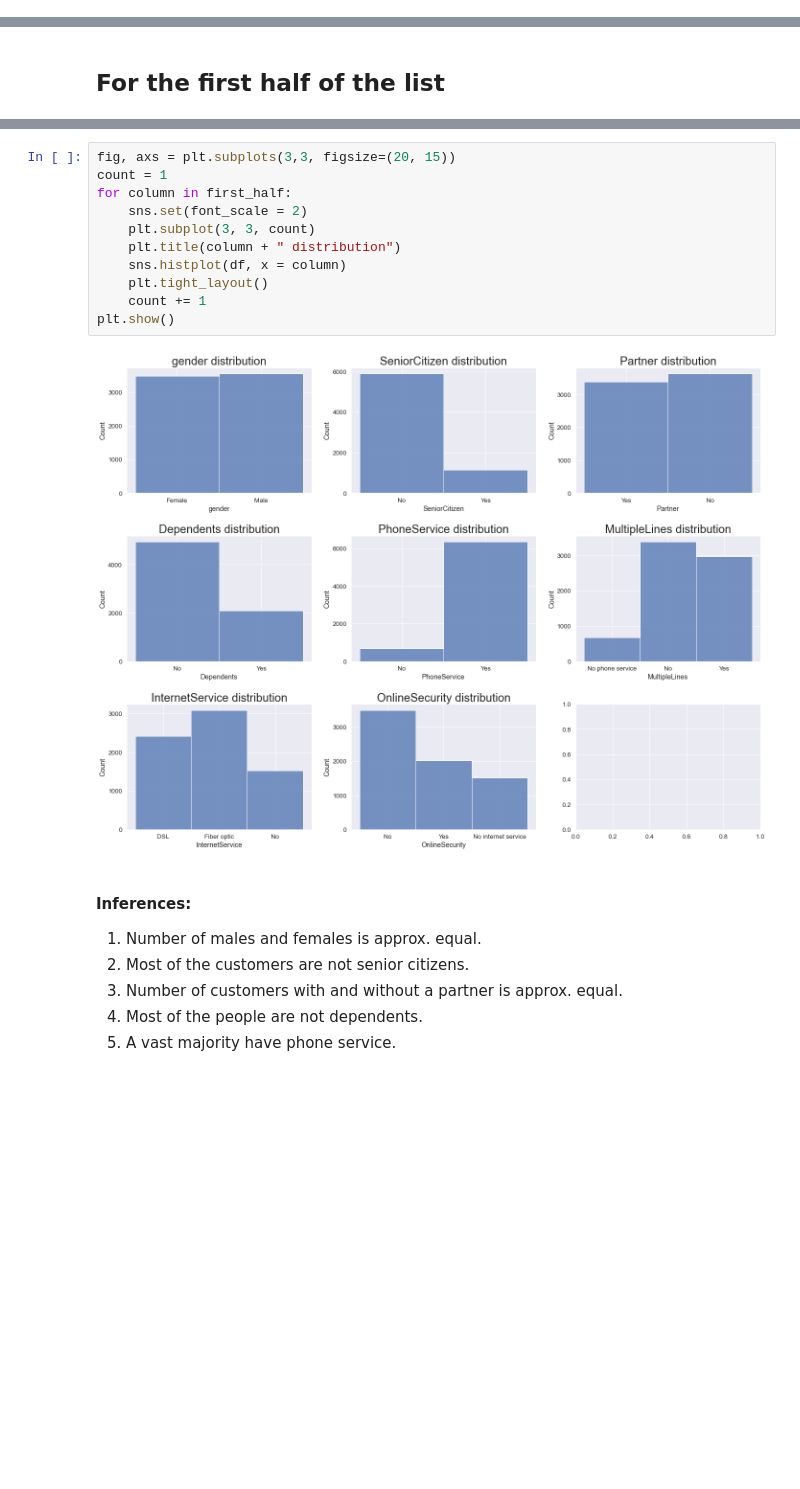
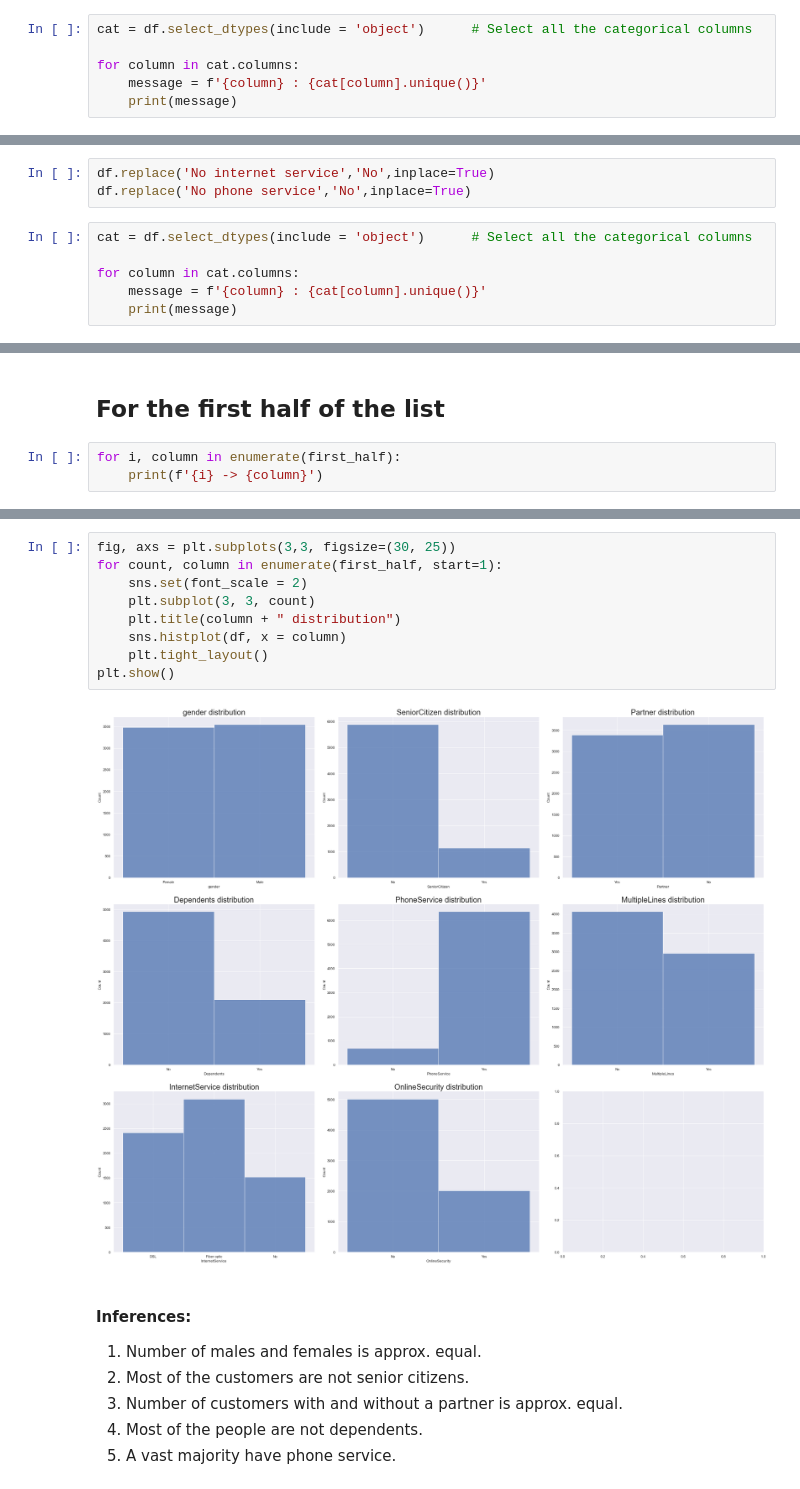
Before and after one commit to AbhinavTuladhar/Churn_prediction, a Jupyter notebook: Churn-prediction-real.ipynb, the cells around one changed output, grey strips where cells are left out. Saved outputs shown, nothing was run; the diff lists cells and outputs as text; blank space fills up the shorter version.

Commit message:
Figures + feature importance

```diff
--- a/Churn-prediction-real.ipynb
+++ b/Churn-prediction-real.ipynb
@@ -232,0 +246,6 @@ There's a slight class imbalance, which will be dealt with later.
+# %%
+cat = df.select_dtypes(include = 'object')      # Select all the categorical columns
+
+for column in cat.columns:
+    message = f'{column} : {cat[column].unique()}'
+    print(message)
@@ -232,0 +273,9 @@ There's a slight class imbalance, which will be dealt with later.
+# %%
+df.replace('No internet service','No',inplace=True)
+df.replace('No phone service','No',inplace=True)
+# %%
+cat = df.select_dtypes(include = 'object')      # Select all the categorical columns
+
+for column in cat.columns:
+    message = f'{column} : {cat[column].unique()}'
+    print(message)
@@ -271,3 +322,6 @@ first_half = cat_col_names[: mid_index]
 second_half = cat_col_names[mid_index :]
 # %% [markdown]
 ## For the first half of the list
+# %%
+for i, column in enumerate(first_half):
+    print(f'{i} -> {column}')
@@ -274,16 +337,14 @@ second_half = cat_col_names[mid_index :]
 # %%
-fig, axs = plt.subplots(3,3, figsize=(20, 15))
-count = 1
-for column in first_half:
+fig, axs = plt.subplots(3,3, figsize=(30, 25))
+for count, column in enumerate(first_half, start=1):
     sns.set(font_scale = 2)
     plt.subplot(3, 3, count)
     plt.title(column + " distribution")
     sns.histplot(df, x = column)
     plt.tight_layout()
-    count += 1
 plt.show()
 # %% [output]
-[figure, old version]
+[figure, new version]
 # %% [markdown]
 #### Inferences:
 
```
Also changed, not shown: parts of 74 cells of this notebook.
